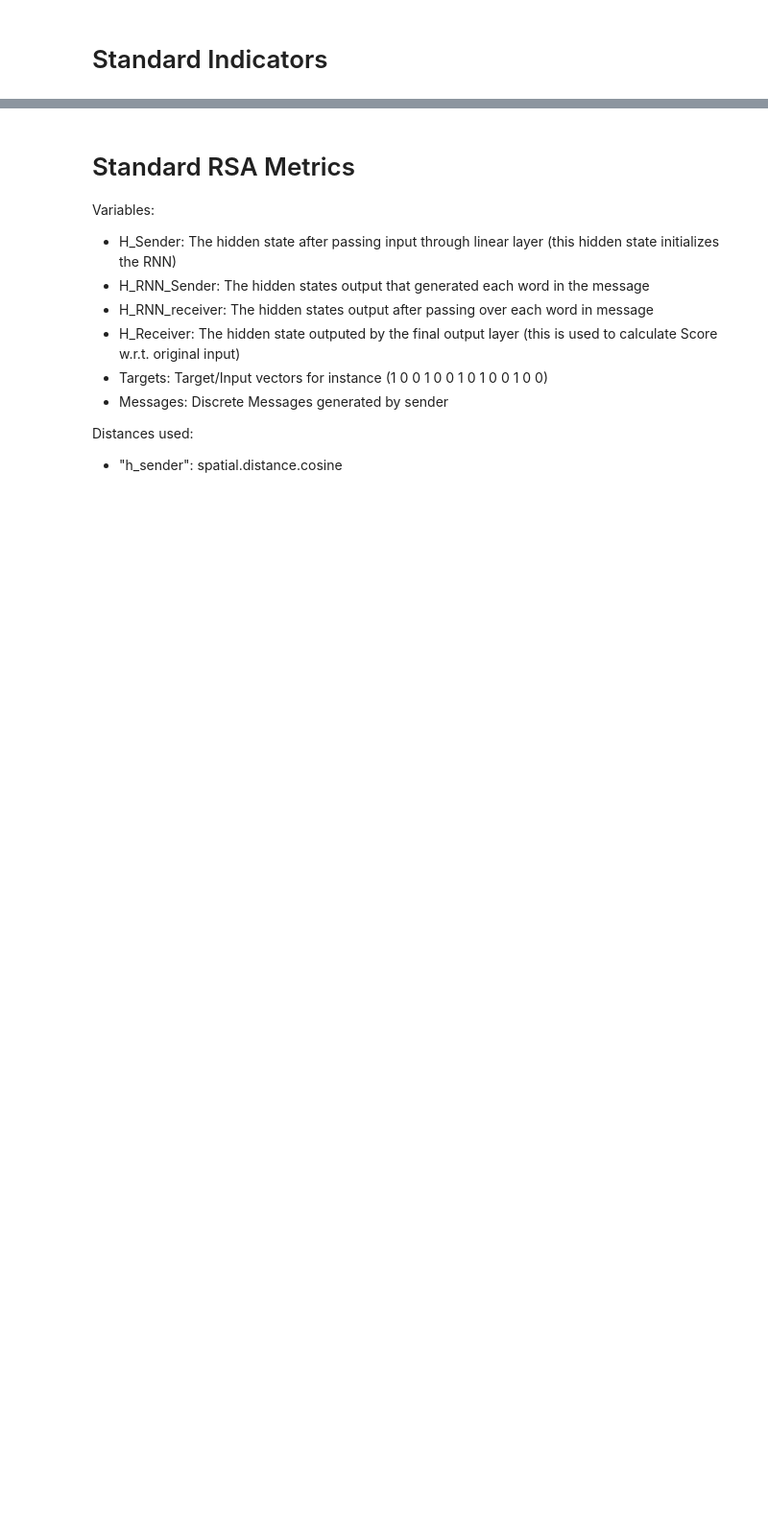
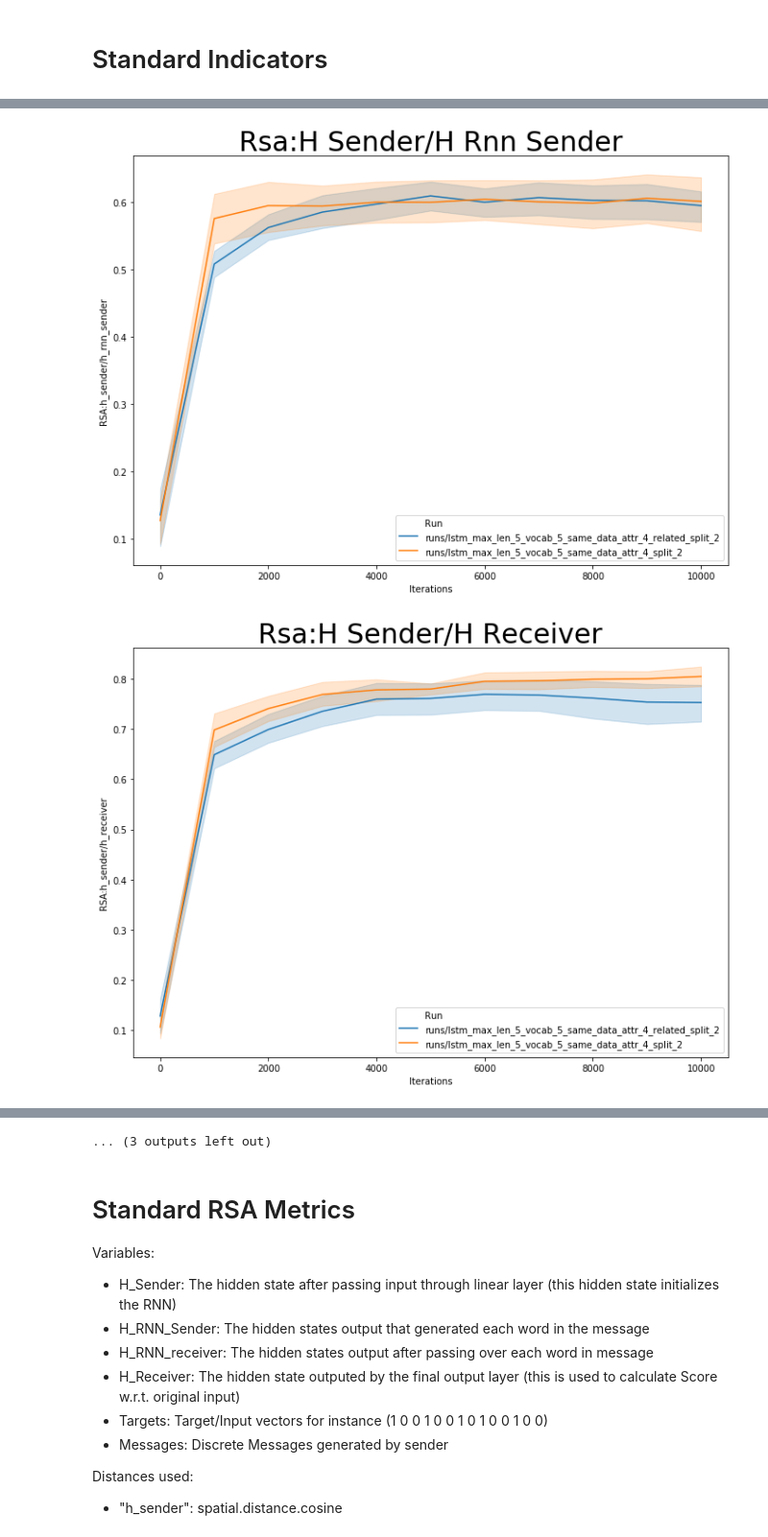
Before and after one commit to OscarLigthart/TopographicSimilarity, a Jupyter notebook: analysis.ipynb, the cells around one changed output, grey strips where cells are left out. Shown: that part at 96% size. Cells and saved outputs as stored; diff of their text form; code cells hidden in the pictures; blank space fills up the shorter version.

```diff
--- a/analysis.ipynb
+++ b/analysis.ipynb
@@ -19,20 +16,0 @@ baseline_path = 'runs/lstm_h_64_lr_0.001_max_len_10_vocab_25_attr_5'
-# %%
-def get_run_name(run:str)->str:
-    if run == 'lstm_h_64_lr_0.001_max_len_10_vocab_25_attr_5':
-        return 'baseline'
-    else:
-        return run
-
-# Loading metrics from saved pickles
-metrics = {}
-for m in glob.glob("runs/*/*/*.pkl"):
-    run = m.split('/')[1]
-    run_name = get_run_name(run)
-    if run_name not in metrics:
-        metrics[run_name] = {}
-    seed = m.split('/')[2]
-    if seed not in metrics[run_name]:
-        metrics[run_name][seed]={}
-
-    iteration = int(m.split('_')[-1].split('.')[0])
-    metrics[run_name][seed][iteration] = pickle.load(open(m, 'rb'))
@@ -44,0 +17,6 @@ dict_keys(['lstm_max_len_5_vocab_3_distract_3_attr_5', 'lstm_max_len_5_vocab_5_d
+# %%
+# find which keys are available
+file = glob.glob("runs/lstm_max_len_5_vocab_5_same_data_attr_4_split_2/*/*.pkl")[0]
+file = pickle.load(open(file, 'rb'))
+keys = file.keys()
+print(keys)
@@ -197,0 +121,16 @@ KeyboardInterrupt:
+# %%
+# RSA_BASELINE = pickle.load(open(f'runs/lstm_max_len_5_vocab_5_same_data_attr_4_split_2/rsa_analysis.pkl', 'rb'))
+
+# RSA_ANALYSIS = {
+#                 'Baseline' : RSA_BASELINE,
+#                }
+
+paths = ["runs/lstm_max_len_5_vocab_5_same_data_attr_4_related_split_2",
+        "runs/lstm_max_len_5_vocab_5_same_data_attr_4_split_2"]
+
+for k in keys:
+    if 'RSA' in k:
+        plot_metric(paths, metric=k)
+# %% [output]
+[figure, added]
+[figure, added]
@@ -198,3 +147,4 @@ KeyboardInterrupt:
+... (3 outputs left out)
 # %% [markdown]
 # Standard RSA Metrics
 
```
Also changed, not shown: parts of 12 cells of this notebook, 13 other files.
